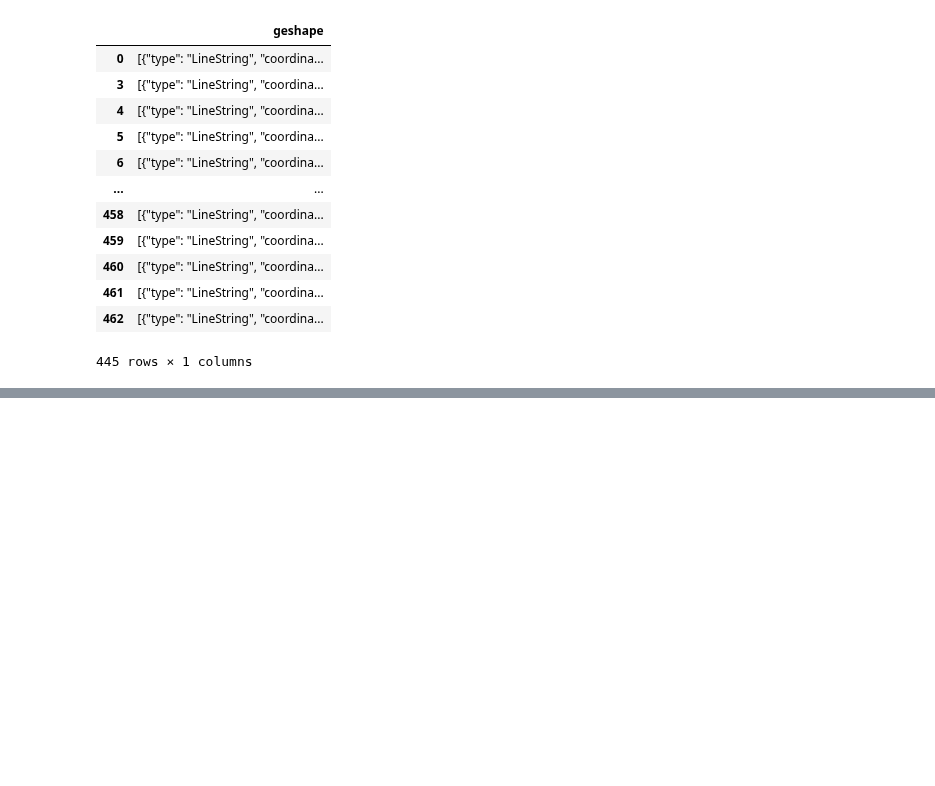
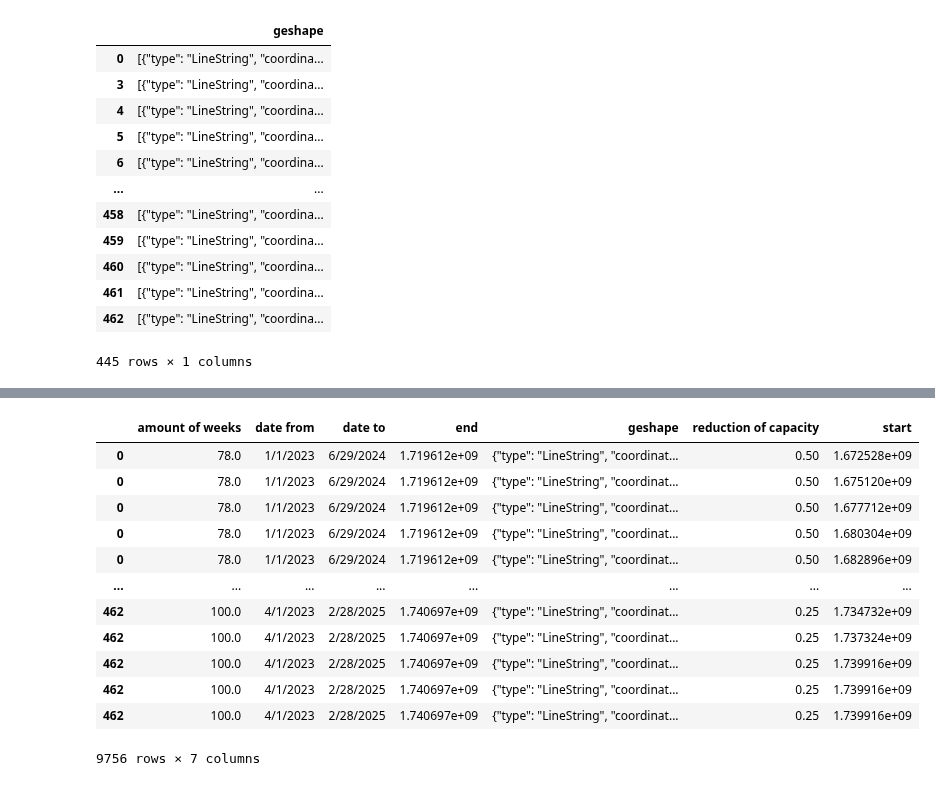
Before and after one commit to oalkayacd/polyhack2020, a Jupyter notebook: build_graph.ipynb, the cells around one changed output, grey strips where cells are left out. Saved outputs shown, nothing was run; the diff lists cells and outputs as text; code cells hidden in the pictures; blank space fills up the shorter version.

```diff
--- a/build_graph.ipynb
+++ b/build_graph.ipynb
@@ -398,0 +489,33 @@ id_geoshape.to_csv("id_geoshape.csv")
+# %%
+for idx, entry in tqdm(id_geoshape.iterrows()):
+    geoshapelist = entry["geshape"]
+    for i in range(len(geoshapelist)):
+        #print(type(geoshapelist[i]))
+
+    #for geo in "".join(list(entry["geshape"])).split(' '):
+        date = entry['start']
+        #print(date)
+        #print(entry["bitis"])
+        while date < entry['end']:
+            #copy = entry.copy()
+            entry["geshape"] = geoshapelist[i]
+            entry["start"] = date
+            #print(copy)
+            df = df.append(entry)
+            date += 60*60*24*30
+# %%
+display(df)
+# %% [output]
+|  | amount of weeks | date from | date to | end | geshape | reduction of capacity | start |
+| 0 | 78.0 | 1/1/2023 | 6/29/2024 | 1.719612e+09 | {"type": "LineString", "coordinat... | 0.50 | 1.672528e+09 |
+| 0 | 78.0 | 1/1/2023 | 6/29/2024 | 1.719612e+09 | {"type": "LineString", "coordinat... | 0.50 | 1.675120e+09 |
+| 0 | 78.0 | 1/1/2023 | 6/29/2024 | 1.719612e+09 | {"type": "LineString", "coordinat... | 0.50 | 1.677712e+09 |
+| 0 | 78.0 | 1/1/2023 | 6/29/2024 | 1.719612e+09 | {"type": "LineString", "coordinat... | 0.50 | 1.680304e+09 |
+| 0 | 78.0 | 1/1/2023 | 6/29/2024 | 1.719612e+09 | {"type": "LineString", "coordinat... | 0.50 | 1.682896e+09 |
+| ... | ... | ... | ... | ... | ... | ... | ... |
+| 462 | 100.0 | 4/1/2023 | 2/28/2025 | 1.740697e+09 | {"type": "LineString", "coordinat... | 0.25 | 1.734732e+09 |
+| 462 | 100.0 | 4/1/2023 | 2/28/2025 | 1.740697e+09 | {"type": "LineString", "coordinat... | 0.25 | 1.737324e+09 |
+| 462 | 100.0 | 4/1/2023 | 2/28/2025 | 1.740697e+09 | {"type": "LineString", "coordinat... | 0.25 | 1.739916e+09 |
+| 462 | 100.0 | 4/1/2023 | 2/28/2025 | 1.740697e+09 | {"type": "LineString", "coordinat... | 0.25 | 1.739916e+09 |
+| 462 | 100.0 | 4/1/2023 | 2/28/2025 | 1.740697e+09 | {"type": "LineString", "coordinat... | 0.25 | 1.739916e+09 |
+9756 rows × 7 columns
```
Also changed, not shown: parts of 19 cells of this notebook, 1 other file.
